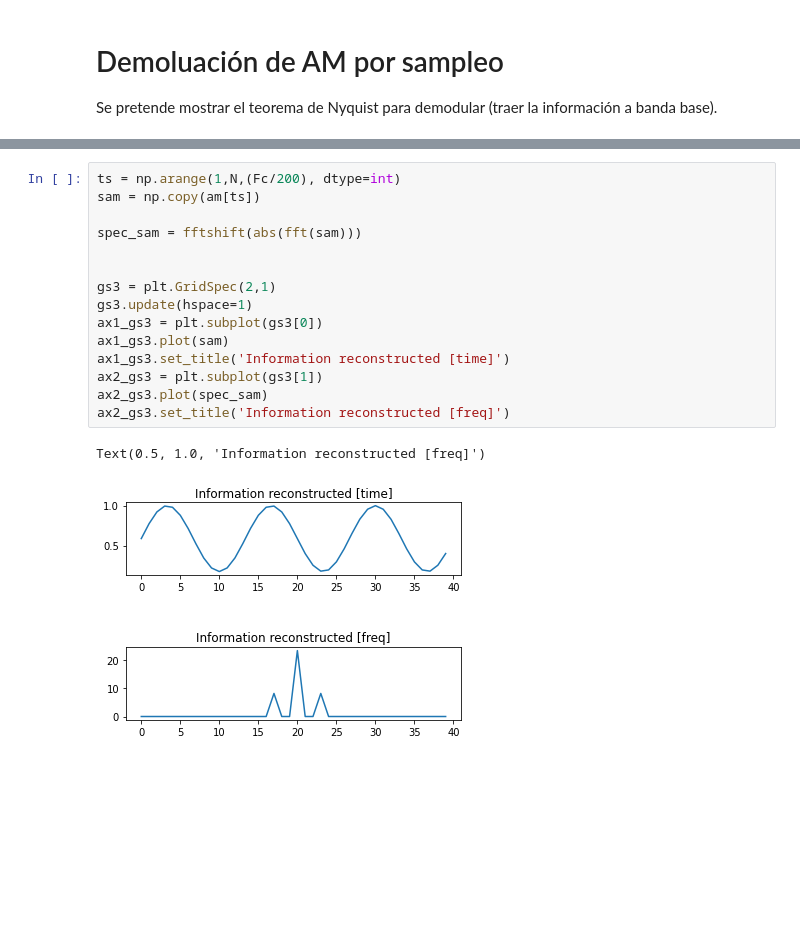
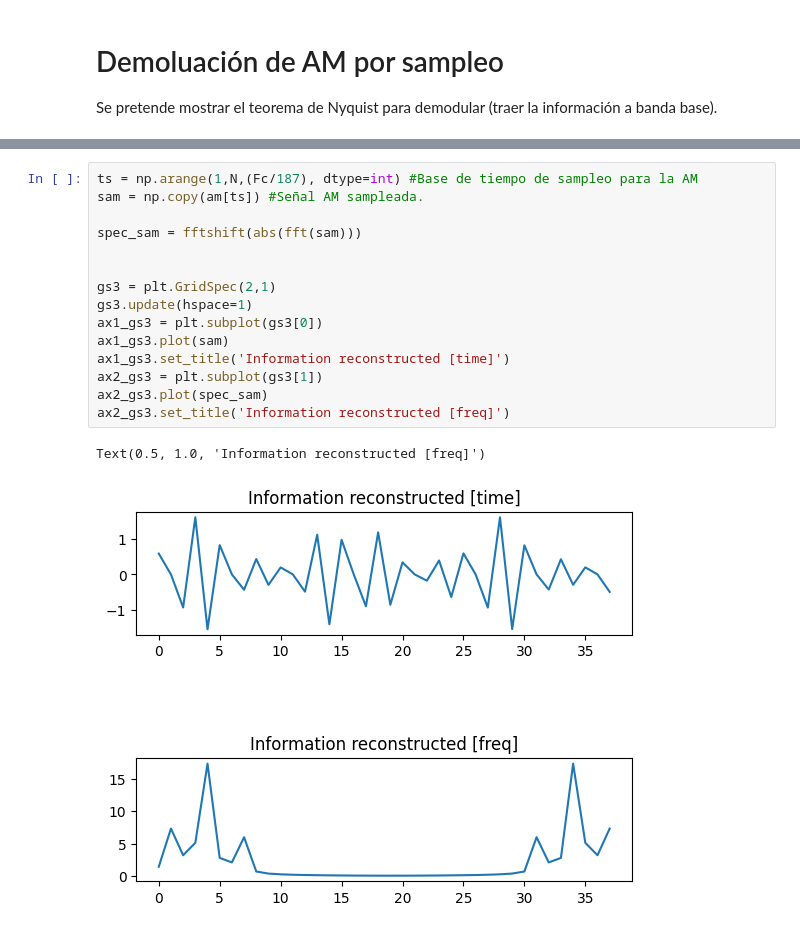
Before and after one commit to enriquezmartin/pes-utn-fra, a Jupyter notebook: python-notebooks/2-sampling/0-AM-demodulation.ipynb, the cells around one changed output, grey strips where cells are left out. Drawn from its saved outputs; the diff is of its cells as text; blank space fills up the shorter version.

```diff
--- a/python-notebooks/2-sampling/0-AM-demodulation.ipynb
+++ b/python-notebooks/2-sampling/0-AM-demodulation.ipynb
@@ -67,18 +67,18 @@ Text(0.5, 1.0, 'AM - BLU [freq]')
 # %%
-ts = np.arange(1,N,(Fc/200), dtype=int)
-sam = np.copy(am[ts])
+ts = np.arange(1,N,(Fc/187), dtype=int) #Base de tiempo de sampleo para la AM
+sam = np.copy(am[ts]) #Señal AM sampleada.
 
 spec_sam = fftshift(abs(fft(sam)))
 
 
 gs3 = plt.GridSpec(2,1)
 gs3.update(hspace=1)
 ax1_gs3 = plt.subplot(gs3[0])
 ax1_gs3.plot(sam)
 ax1_gs3.set_title('Information reconstructed [time]')
 ax2_gs3 = plt.subplot(gs3[1])
 ax2_gs3.plot(spec_sam)
 ax2_gs3.set_title('Information reconstructed [freq]')
 # %% [output]
 Text(0.5, 1.0, 'Information reconstructed [freq]')
-[figure, old version]
+[figure, new version]
```
Also changed, not shown: parts of 2 cells of this notebook, 10 other files.
